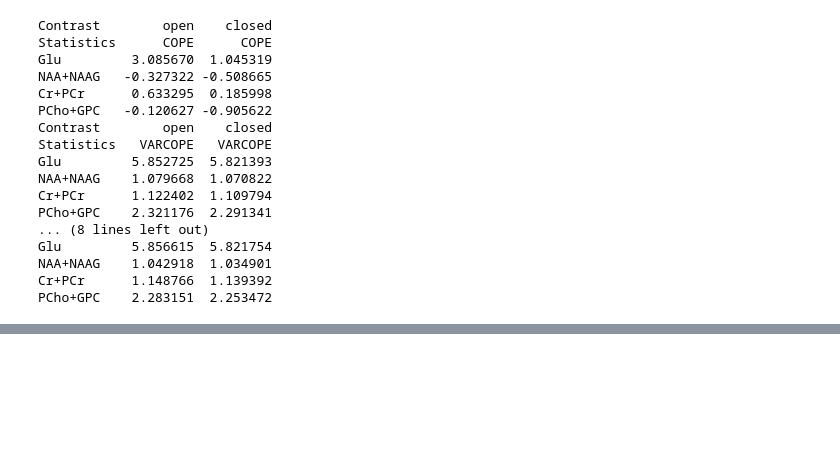
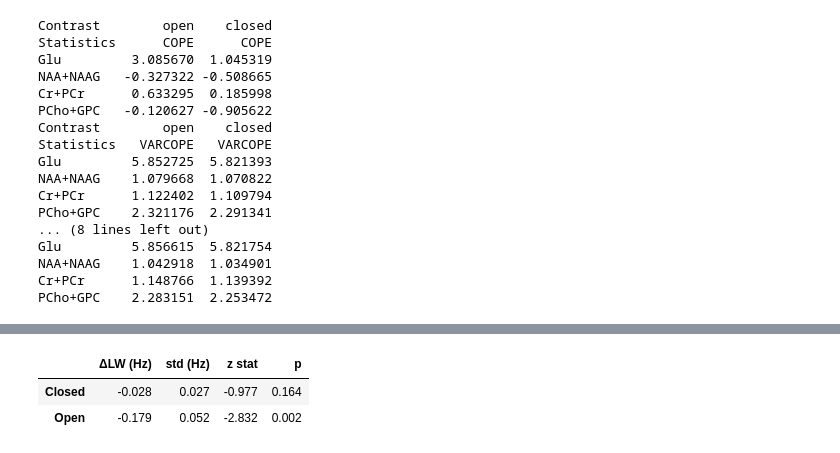
Before and after one commit to wtclarke/fsl-mrs-dynamic-fitting, a Jupyter notebook: fmrs/4_fmrs_invivo_example/figures.ipynb, the cells around one changed output, grey strips where cells are left out. Drawn from its saved outputs; the diff is of its cells as text; code cells hidden in the pictures; blank space fills up the shorter version.

```diff
--- a/fmrs/4_fmrs_invivo_example/figures.ipynb
+++ b/fmrs/4_fmrs_invivo_example/figures.ipynb
@@ -128,17 +129,17 @@ filtered_var = filter_mean(group_mean_var)
 filtered_fix = filter_mean(group_mean_fixed)
 
 
-per_sub_df = {f'P{x:03.0f}': [] for x in range(1, 14)}
+per_sub_df_raw = {f'P{x:03.0f}': [] for x in range(1, 14)}
 for file in var_path.rglob('free_parameters.csv'):
     curr_df = pd.read_csv(file, index_col=0, header=[0])
     curr_df.sd = curr_df.sd.pow(2)
     idx, pt = file.parent.name.split('_')
     if int(idx) < 13:
         curr_df = pd.concat({'open': curr_df.T}, names=['Contrasts']).T
-        per_sub_df[pt].append(curr_df)
+        per_sub_df_raw[pt].append(curr_df)
     else:
         curr_df = pd.concat({'closed': curr_df.T}, names=['Contrasts']).T
-        per_sub_df[pt].append(curr_df)
+        per_sub_df_raw[pt].append(curr_df)
 
 def filter_single(df):
     filtered = df.filter(regex=r'conc_[\w+]*_((STIM\d{1})|(linear)|(constant))', axis=0)\
@@ -147,5 +148,6 @@ def filter_single(df):
     filtered.index = filtered.index.str.split('_', expand=True)
     return filtered
 
-for key, item in per_sub_df.items():
+per_sub_df = {}
+for key, item in per_sub_df_raw.items():
     per_sub_df[key] = filter_single(pd.concat(item, axis=1))
@@ -181,12 +173,12 @@ def generate_traces(filt_df, metab, condition, rel=False):
 import  matplotlib.pyplot as plt
 import numpy as np
 
-def plot_trace(df, metab, condition, ax, var=False, color='k', lw=1.5, style='-', label=None):
+def plot_trace(df, metab, condition, ax, var=False, color='k', lw=1.5, style='-', label=None, rel=True):
     mean, pos_err, neg_err = generate_traces(
         df,
         metab,
         condition,
-        True)
+        rel)
 
     x_fill = np.arange(0,128).tolist()+np.flip(np.arange(0, 128)).tolist()
     y_fill = pos_err.tolist() + np.flip(neg_err).tolist()
@@ -307,0 +535,27 @@ PCho+GPC    2.283151  2.253472
+# %%
+open_lw_stats = pd.DataFrame(
+            [out_cope_open[0], np.sqrt(out_varcope_open[0]), z_open[0],1-p_open[0]],
+            index=['ΔLW (Hz)', 'std (Hz)', 'z stat', 'p'],
+            columns=per_sub_lw_norm_fortest['P001'].index.get_level_values(1)).T
+
+closed_lw_stats = pd.DataFrame(
+            [out_cope_closed[0], np.sqrt(out_varcope_closed[0]), z_closed[0],1-p_closed[0]],
+            index=['ΔLW (Hz)', 'std (Hz)', 'z stat', 'p'],
+            columns=per_sub_lw_norm_fortest['P001'].index.get_level_values(1)).T
+
+lw_results_stats = pd.concat(
+    (closed_lw_stats.loc['Mean',:],
+     open_lw_stats.loc['Mean',:]),
+     axis=1,
+     keys=['Closed', 'Open']).T
+
+lw_results_stats_styled = lw_results_stats.style\
+        .format(format, precision=3)\
+        .applymap(style_sig, props='color:red;', subset='p')
+
+dfi.export(lw_results_stats_styled, '../../publication/figures/fmrs_lw_stats.png', table_conversion="selenium", dpi=500)
+lw_results_stats_styled
+# %% [output]
+|  | ΔLW (Hz) | std (Hz) | z stat | p |
+| Closed | -0.028 | 0.027 | -0.977 | 0.164 |
+| Open | -0.179 | 0.052 | -2.832 | 0.002 |
```
Also changed, not shown: parts of 8 cells of this notebook, 16 other files.
